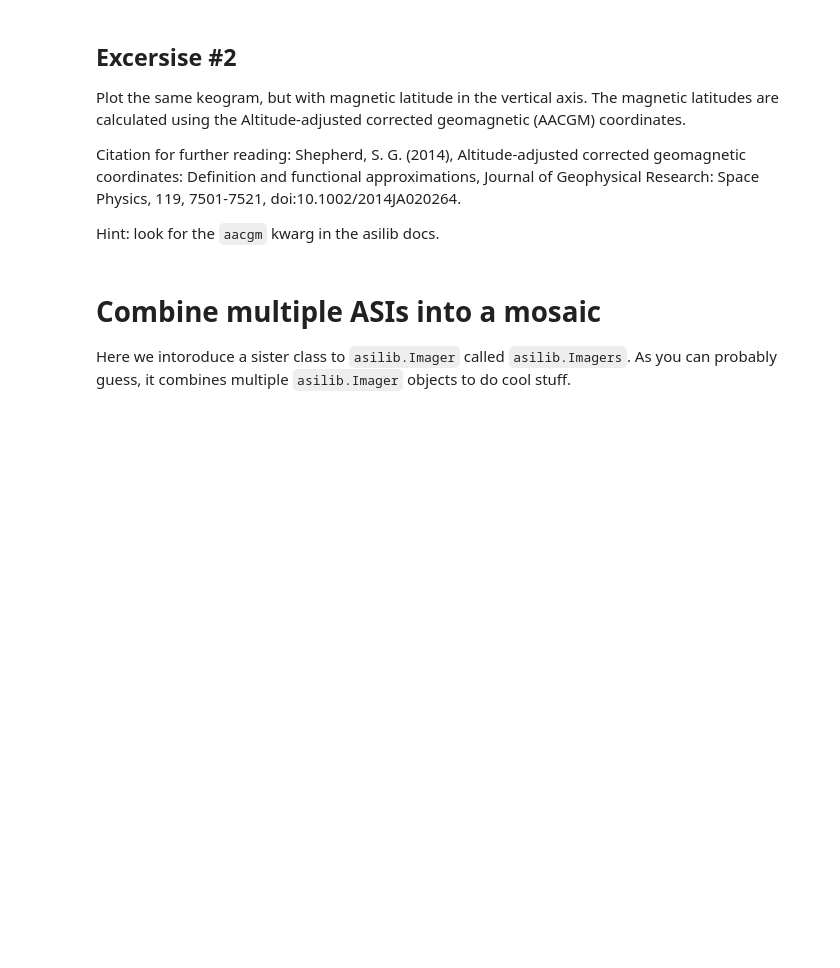
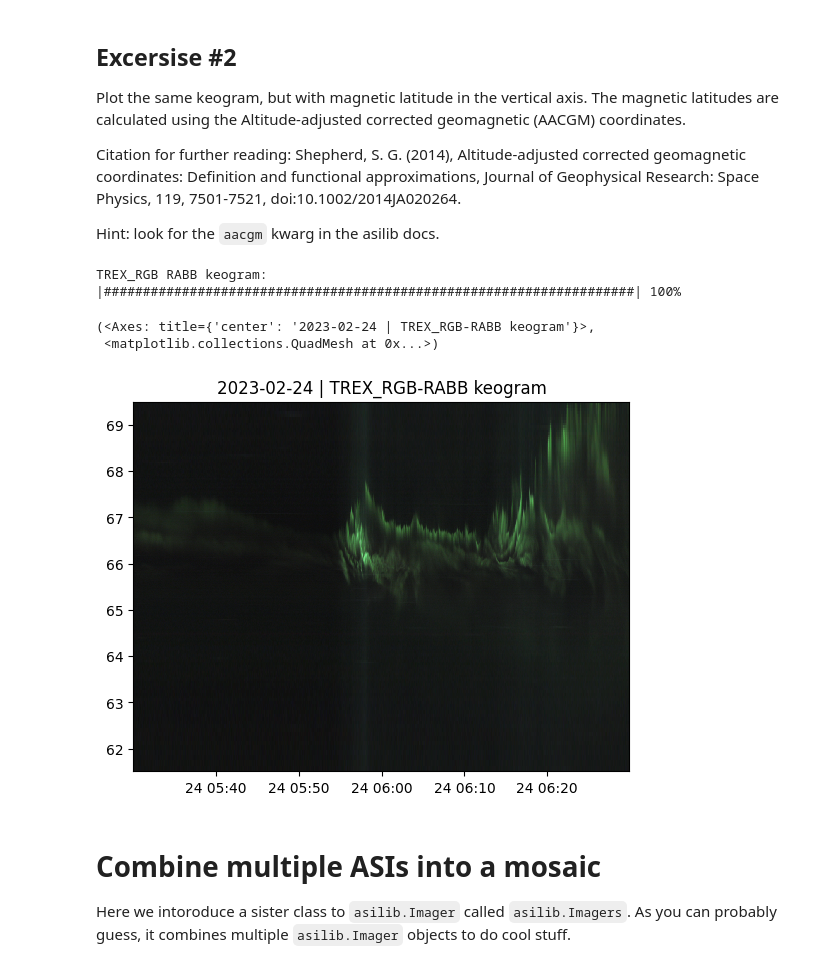
Before and after one commit to kylermurphy/DASP_2024, a Jupyter notebook: asilib/2024_dasp_asilib_colab.ipynb, the cells around one changed output. Saved outputs shown, nothing was run; the diff lists cells and outputs as text; code cells hidden in the pictures; blank space fills up the shorter version.

```diff
--- a/asilib/2024_dasp_asilib_colab.ipynb
+++ b/asilib/2024_dasp_asilib_colab.ipynb
@@ -239,3 +241,13 @@ Hint: look for the `aacgm` kwarg in the asilib docs.
+# %%
+time_range = ('2023-02-24T05:30', '2023-02-24T06:30')
+
+asi = asilib.asi.trex_rgb('RABB', time_range=time_range)
+asi.plot_keogram(aacgm=True)
+# %% [output]
+TREX_RGB RABB keogram: |####################################################################| 100%
+(<Axes: title={'center': '2023-02-24 | TREX_RGB-RABB keogram'}>,
+ <matplotlib.collections.QuadMesh at 0x...>)
+[figure, added]
 # %% [markdown]
 # Combine multiple ASIs into a mosaic
 
```
Also changed, not shown: parts of 4 cells of this notebook.
